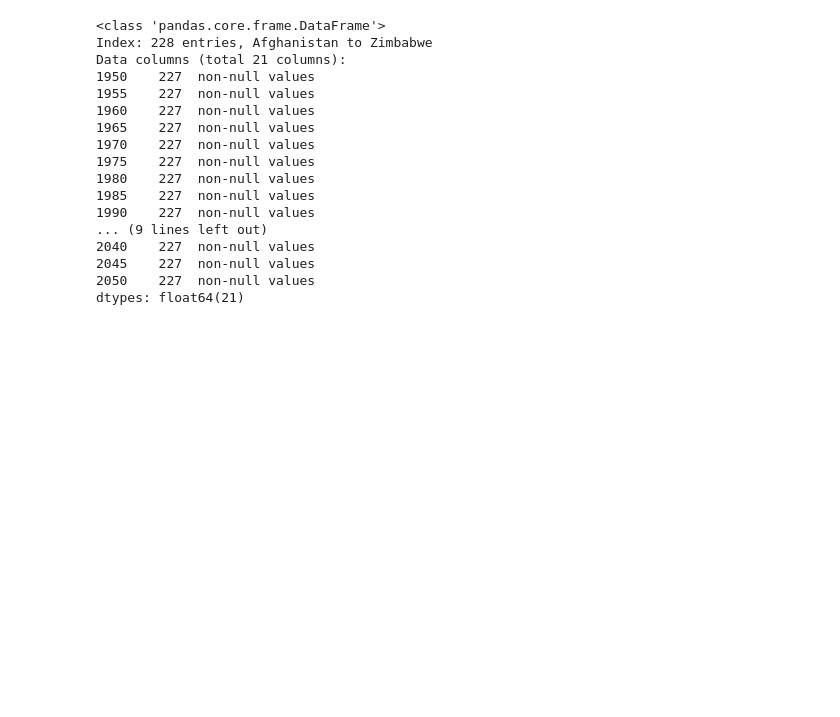
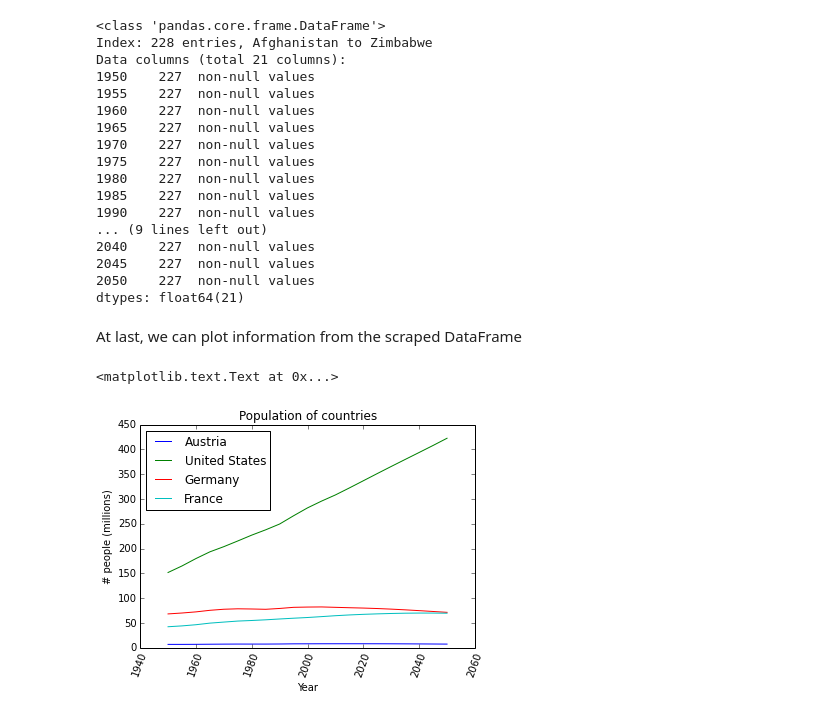
Before and after one commit to codyhall/web-scraping, a Jupyter notebook: scraping-tutorial.ipynb, the cells around one changed output. Cells and saved outputs as stored; diff of their text form; code cells hidden in the pictures; blank space fills up the shorter version.

```diff
--- a/scraping-tutorial.ipynb
+++ b/scraping-tutorial.ipynb
@@ -124,0 +178,19 @@ plotCountries = ['Austria', 'United States', 'Germany' , 'France']
+# %% [markdown]
+At last, we can plot information from the scraped DataFrame
+# %%
+plotCountries = ['Austria', 'United States', 'Germany' , 'France']
+
+for country in plotCountries:
+    row = df.ix[country]
+    plt.plot(row.index, row/1000, label=row.name)
+
+plt.ylim(ymin=0)
+
+plt.xticks(rotation=70)
+plt.legend(loc='best')
+plt.xlabel("Year")
+plt.ylabel("# people (millions)")
+plt.title("Population of countries")
+# %% [output]
+<matplotlib.text.Text at 0x...>
+[figure, added]
```
Also changed, not shown: parts of 11 cells of this notebook.
